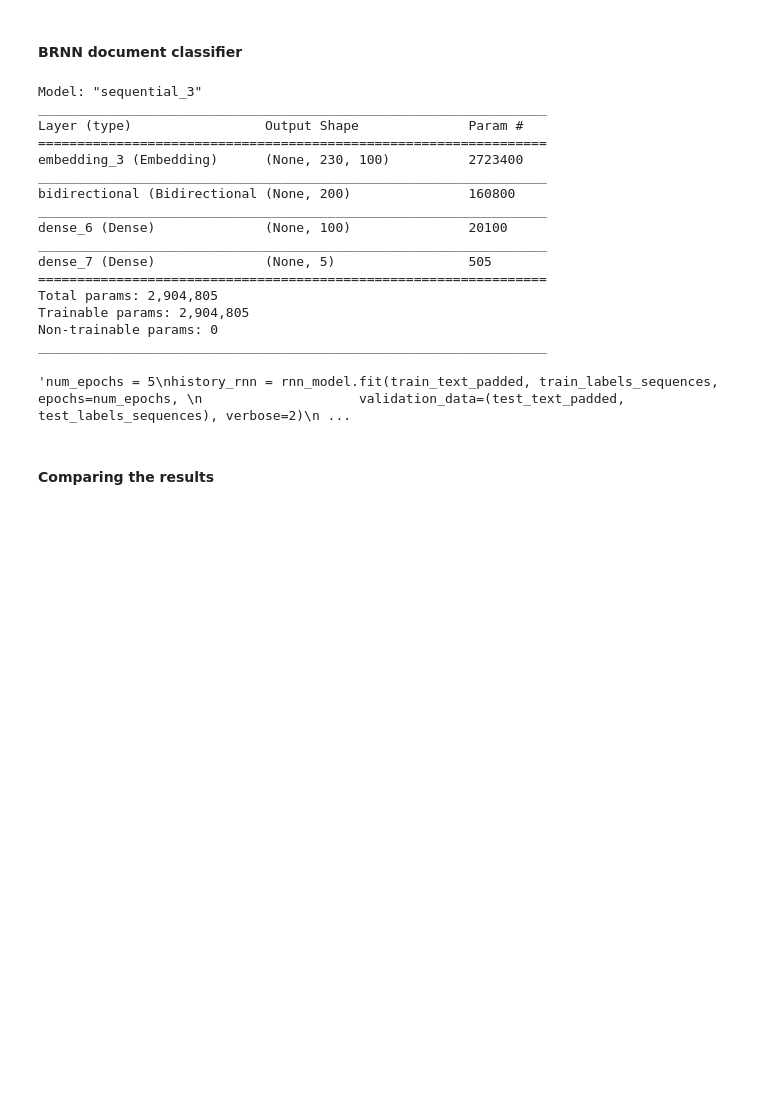
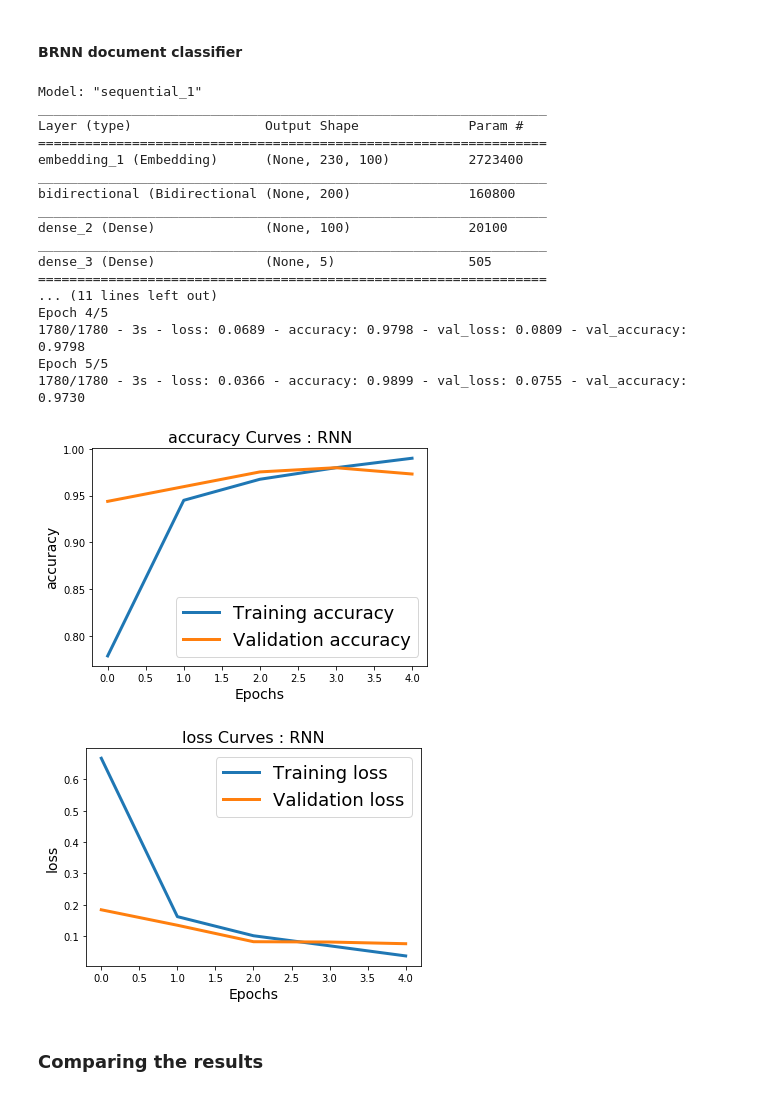
Before and after one commit to anushkagupta03/Document_CLassifier---NLP, a Jupyter notebook: document_classifier_bbc_news.ipynb, the cells around one changed output. Drawn from its saved outputs; the diff is of its cells as text; code cells hidden in the pictures; blank space fills up the shorter version.

```diff
--- a/document_classifier_bbc_news.ipynb
+++ b/document_classifier_bbc_news.ipynb
@@ -349,44 +350,46 @@ rnn_model = tf.keras.Sequential([
     tf.keras.layers.Dense(5, activation='softmax')
 ])
 rnn_model.summary()
 rnn_model.compile(loss='categorical_crossentropy', optimizer='adam', metrics=['accuracy'])
 
 # Run this to train the classifier to our data and visualize the results
-'''num_epochs = 5
+num_epochs = 5
 history_rnn = rnn_model.fit(train_text_padded, train_labels_sequences, epochs=num_epochs,
                     validation_data=(test_text_padded, test_labels_sequences), verbose=2)
 
 # -- Visualizing the results --
 
 import matplotlib.pyplot as plt
 def plot_graphs(history, string):
   plt.plot(history_rnn.history[string],linewidth=3.0)
   plt.plot(history_rnn.history['val_'+string],linewidth=3.0)
   plt.xlabel("Epochs",fontsize=14)
   plt.ylabel(string,fontsize=14)
   plt.legend(['Training '+string, 'Validation '+string],fontsize=18)
   plt.title(string +' Curves : RNN',fontsize=16)
   plt.show()
 
-plot_graphs(history, "accuracy")
-plot_graphs(history, "loss")'''
+plot_graphs(history_rnn, "accuracy")
+plot_graphs(history_rnn, "loss")
 # %% [output]
-Model: "sequential_3"
+Model: "sequential_1"
 _________________________________________________________________
 Layer (type)                 Output Shape              Param #
 =================================================================
-embedding_3 (Embedding)      (None, 230, 100)          2723400
+embedding_1 (Embedding)      (None, 230, 100)          2723400
 _________________________________________________________________
 bidirectional (Bidirectional (None, 200)               160800
 _________________________________________________________________
-dense_6 (Dense)              (None, 100)               20100
+dense_2 (Dense)              (None, 100)               20100
 _________________________________________________________________
-dense_7 (Dense)              (None, 5)                 505
+dense_3 (Dense)              (None, 5)                 505
 =================================================================
-Total params: 2,904,805
-Trainable params: 2,904,805
-Non-trainable params: 0
-_________________________________________________________________
+... (11 lines left out)
+Epoch 4/5
+1780/1780 - 3s - loss: 0.0689 - accuracy: 0.9798 - val_loss: 0.0809 - val_accuracy: 0.9798
+Epoch 5/5
+1780/1780 - 3s - loss: 0.0366 - accuracy: 0.9899 - val_loss: 0.0755 - val_accuracy: 0.9730
-'num_epochs = 5\nhistory_rnn = rnn_model.fit(train_text_padded, train_labels_sequences, epochs=num_epochs, \n                    validation_data=(test_text_padded, test_labels_sequences), verbose=2)\n ...
+[figure, added]
+[figure, added]
 # %% [markdown]
-#### Comparing the results
+### Comparing the results
```
Also changed, not shown: parts of 9 cells of this notebook.
